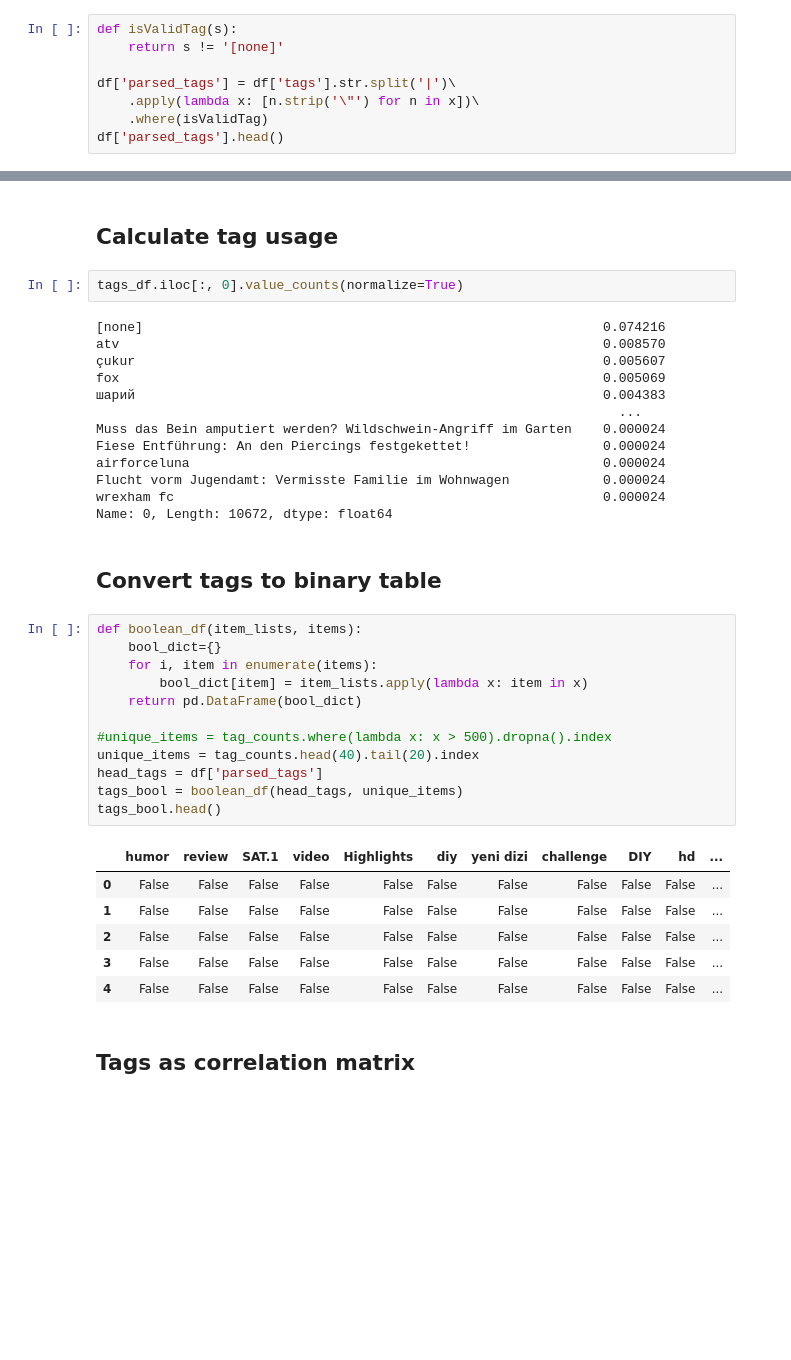
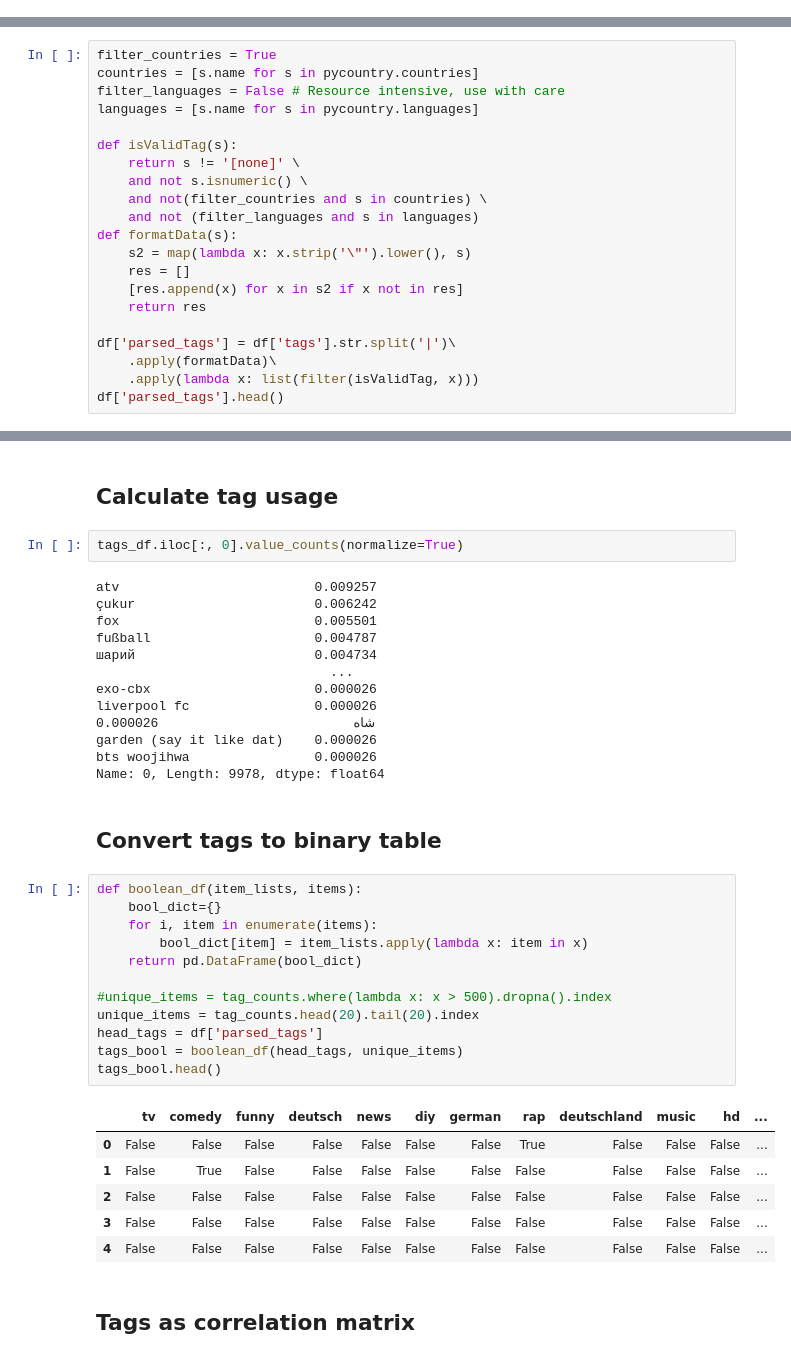
Before and after one commit to StephanHagge/data-mining, a Jupyter notebook: notebooks/tags.ipynb, the cells around one changed output, grey strips where cells are left out. Cells and saved outputs as stored; diff of their text form; blank space fills up the shorter version.

```diff
--- a/notebooks/tags.ipynb
+++ b/notebooks/tags.ipynb
@@ -19,8 +17,0 @@ df = pd.read_csv('../data/DEvideos.csv')
-# %%
-def isValidTag(s):
-    return s != '[none]'
-
-df['parsed_tags'] = df['tags'].str.split('|')\
-    .apply(lambda x: [n.strip('\"') for n in x])\
-    .where(isValidTag)
-df['parsed_tags'].head()
@@ -33,0 +31,21 @@ Name: parsed_tags, dtype: object
+# %%
+filter_countries = True
+countries = [s.name for s in pycountry.countries]
+filter_languages = False # Resource intensive, use with care
+languages = [s.name for s in pycountry.languages]
+
+def isValidTag(s):
+    return s != '[none]' \
+    and not s.isnumeric() \
+    and not(filter_countries and s in countries) \
+    and not (filter_languages and s in languages)
+def formatData(s):
+    s2 = map(lambda x: x.strip('\"').lower(), s)
+    res = []
+    [res.append(x) for x in s2 if x not in res]
+    return res
+
+df['parsed_tags'] = df['tags'].str.split('|')\
+    .apply(formatData)\
+    .apply(lambda x: list(filter(isValidTag, x)))
+df['parsed_tags'].head()
@@ -65,39 +90,39 @@ tags_df.head()
 # %%
 tags_df.iloc[:, 0].value_counts(normalize=True)
 # %% [output]
-[none]                                                           0.074216
-atv                                                              0.008570
-çukur                                                            0.005607
-fox                                                              0.005069
-шарий                                                            0.004383
-                                                                   ...
-Muss das Bein amputiert werden? Wildschwein-Angriff im Garten    0.000024
-Fiese Entführung: An den Piercings festgekettet!                 0.000024
-airforceluna                                                     0.000024
-Flucht vorm Jugendamt: Vermisste Familie im Wohnwagen            0.000024
-wrexham fc                                                       0.000024
-Name: 0, Length: 10672, dtype: float64
+atv                         0.009257
+çukur                       0.006242
+fox                         0.005501
+fußball                     0.004787
+шарий                       0.004734
+                              ...
+exo-cbx                     0.000026
+liverpool fc                0.000026
+شاه                         0.000026
+garden (say it like dat)    0.000026
+bts woojihwa                0.000026
+Name: 0, Length: 9978, dtype: float64
 # %% [markdown]
 ## Convert tags to binary table
 # %%
 def boolean_df(item_lists, items):
     bool_dict={}
     for i, item in enumerate(items):
         bool_dict[item] = item_lists.apply(lambda x: item in x)
     return pd.DataFrame(bool_dict)
 
 #unique_items = tag_counts.where(lambda x: x > 500).dropna().index
-unique_items = tag_counts.head(40).tail(20).index
+unique_items = tag_counts.head(20).tail(20).index
 head_tags = df['parsed_tags']
 tags_bool = boolean_df(head_tags, unique_items)
 tags_bool.head()
 # %% [output]
-|  | humor | review | SAT.1 | video | Highlights | diy | yeni dizi | challenge | DIY | hd | ... |
-| 0 | False | False | False | False | False | False | False | False | False | False | ... |
-| 1 | False | False | False | False | False | False | False | False | False | False | ... |
-| 2 | False | False | False | False | False | False | False | False | False | False | ... |
-| 3 | False | False | False | False | False | False | False | False | False | False | ... |
-| 4 | False | False | False | False | False | False | False | False | False | False | ... |
+|  | tv | comedy | funny | deutsch | news | diy | german | rap | deutschland | music | hd | ... |
+| 0 | False | False | False | False | False | False | False | True | False | False | False | ... |
+| 1 | False | True | False | False | False | False | False | False | False | False | False | ... |
+| 2 | False | False | False | False | False | False | False | False | False | False | False | ... |
+| 3 | False | False | False | False | False | False | False | False | False | False | False | ... |
+| 4 | False | False | False | False | False | False | False | False | False | False | False | ... |
 # %% [markdown]
 ## Tags as correlation matrix
 # %%
```
Also changed, not shown: parts of 10 cells of this notebook.
